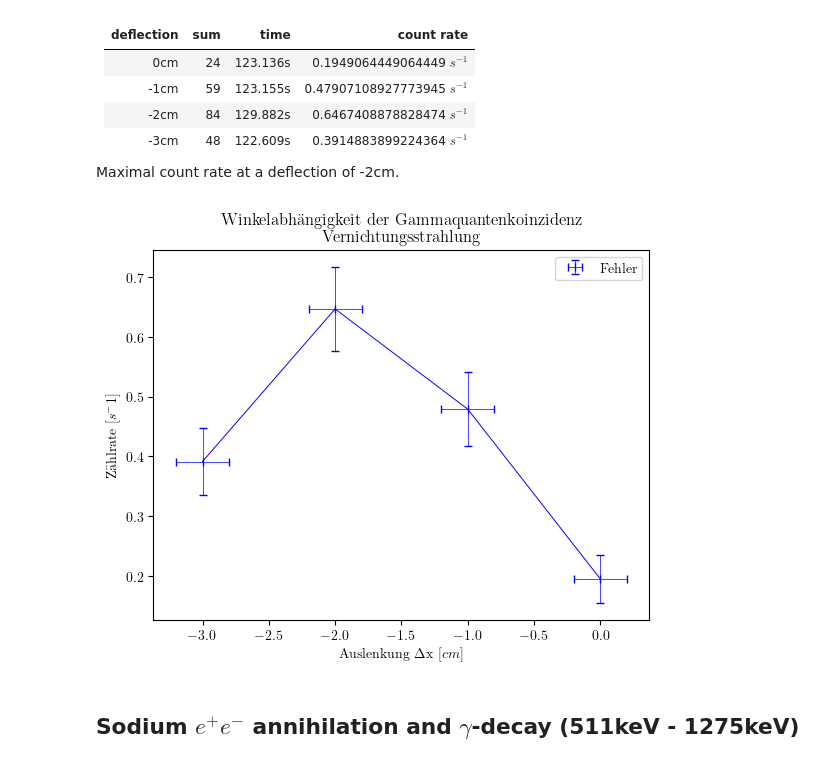
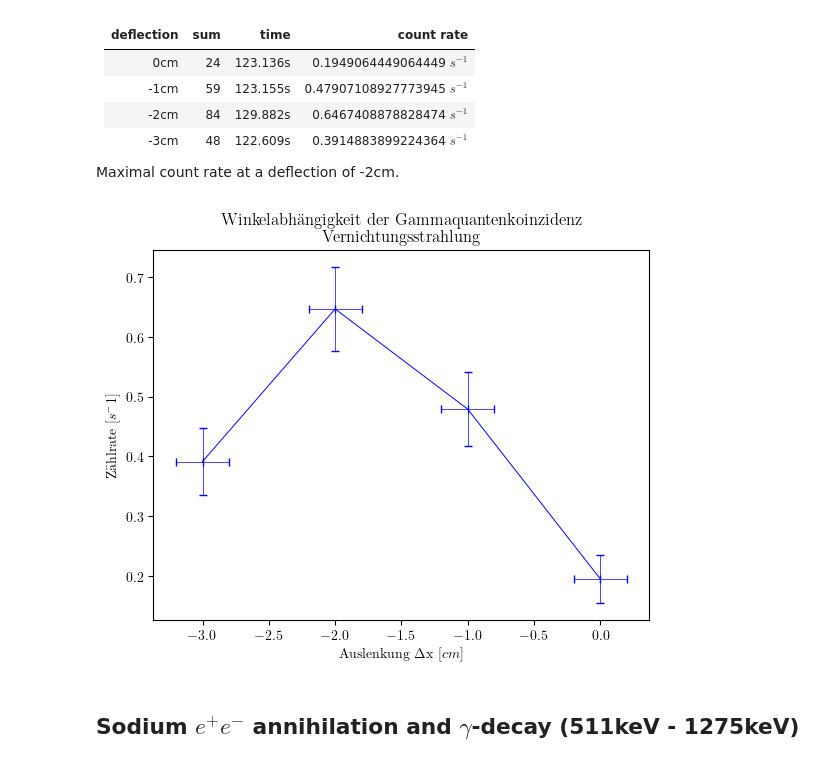
Before and after one commit to WackAlley/worksheet, a Jupyter notebook: labcourse16/coincidence analytics.ipynb, the cells around one changed output. Saved outputs shown, nothing was run; the diff lists cells and outputs as text; code cells hidden in the pictures.

```diff
--- a/labcourse16/coincidence analytics.ipynb
+++ b/labcourse16/coincidence analytics.ipynb
@@ -36,22 +36,22 @@ Maximal count rate at a deflection of -2cm.
 # %%
 count_rate = [48/122.609, 84/129.882, 59/123.155,24/123.136]
 deflection = [-3,-2,-1,0]
 
 x_error_points = [-3,-2,-1,0]
 y_error_points = [48/122.609, 84/129.882, 59/123.155,24/123.136]
 x_errors = [0.2,0.2,0.2,0.2]
 y_errors = [np.sqrt(48)/122.609, np.sqrt(84)/129.882, np.sqrt(59)/123.155,np.sqrt(24)/123.136]
 
 fig, ax = plt.subplots()
 ax.plot(deflection, count_rate, 'b', linewidth=.7)
 ax.set_title('Winkelabhängigkeit der Gammaquantenkoinzidenz \n Vernichtungsstrahlung')
 ax.errorbar(x_error_points, y_error_points, xerr=x_errors, yerr=y_errors, fmt='|', capsize=3, color='b',linewidth=.5, label='Fehler')
 ax.set(xlabel=f'Auslenkung $\\Delta$x [$cm$]', ylabel=f' Zählrate [$s^{-1}$] ')
-ax.legend()
+# ax.legend()
 plt.savefig("plots/Koinzidenzplot Vernichtungsstrahlung.pdf")
 plt.show()
 # %% [output]
-[figure, old version]
+[figure, new version]
 # %% [markdown]
 ## Sodium $e^+e^- $ annihilation and $\gamma$-decay (511keV - 1275keV)
 # %%
```
Also changed, not shown: parts of 6 cells of this notebook, 33 other files.
